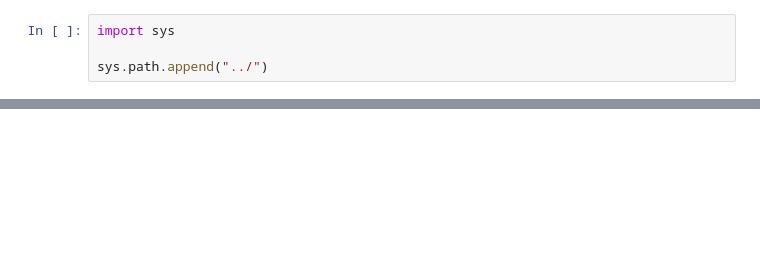
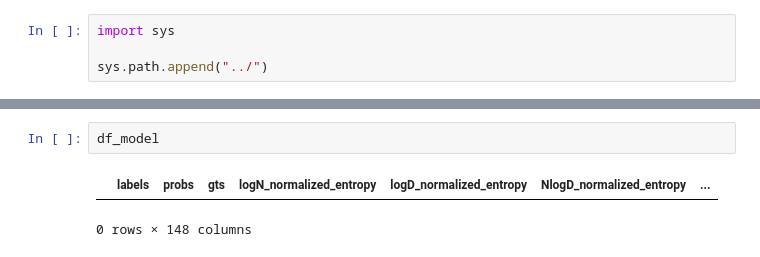
Before and after one commit to djaniak/information-bottleneck, a Jupyter notebook: notebooks/calibration-plots.ipynb, the cells around one changed output, grey strips where cells are left out. Saved outputs shown, nothing was run; the diff lists cells and outputs as text; blank space fills up the shorter version.

```diff
--- a/notebooks/calibration-plots.ipynb
+++ b/notebooks/calibration-plots.ipynb
@@ -73,0 +158,5 @@ df.head()
+# %%
+df_model
+# %% [output]
+|  | labels | probs | gts | logN_normalized_entropy | logD_normalized_entropy | NlogD_normalized_entropy | ... |
+0 rows × 148 columns
```
Also changed, not shown: parts of 17 cells of this notebook, 7 other files.
